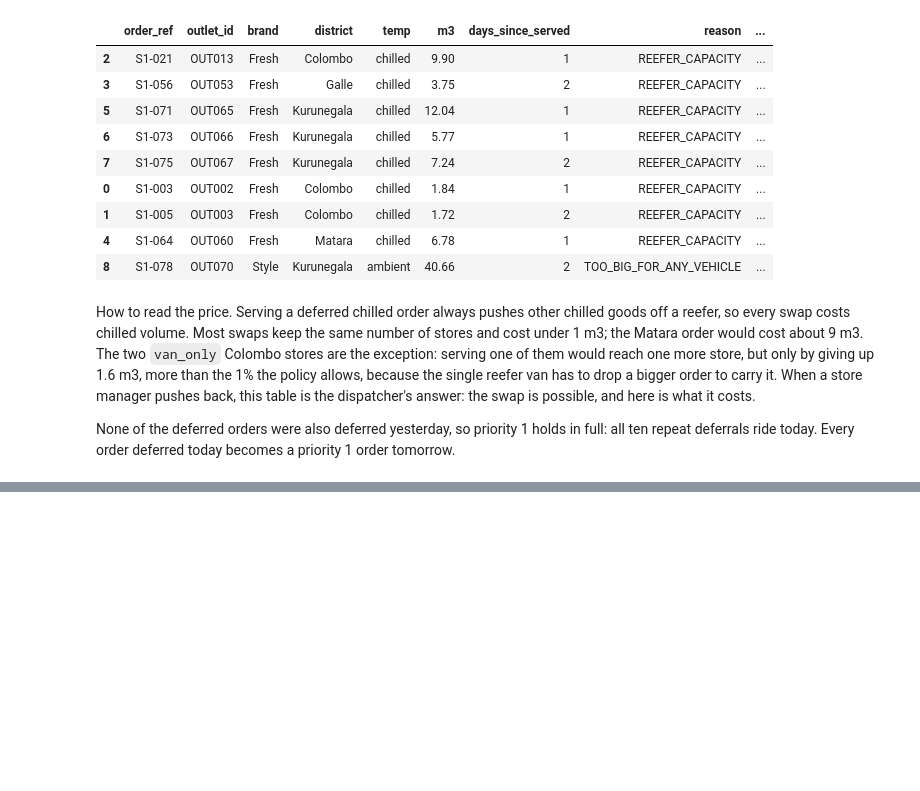
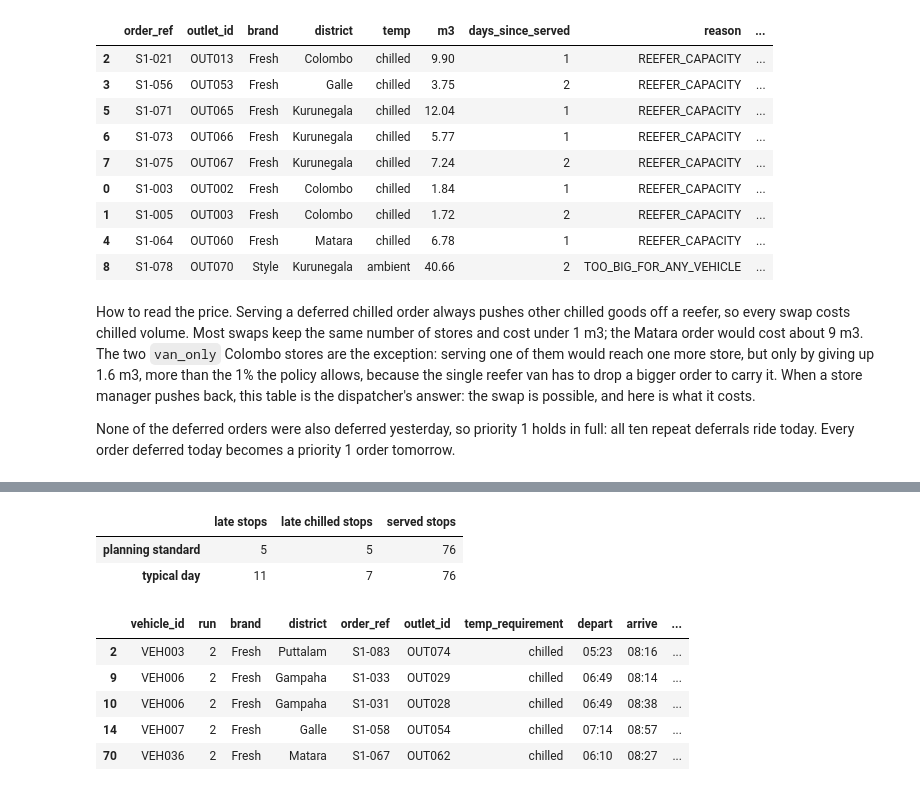
Before and after one commit to sameera-ekanayaka/Xora_Datathon, a Jupyter notebook: notebooks/07_task2b_peak_day_allocation.ipynb, the cells around one changed output, grey strips where cells are left out. Drawn from its saved outputs; the diff is of its cells as text; code cells hidden in the pictures; blank space fills up the shorter version.

```diff
--- a/notebooks/07_task2b_peak_day_allocation.ipynb
+++ b/notebooks/07_task2b_peak_day_allocation.ipynb
@@ -299,0 +311,32 @@ None of the deferred orders were also deferred yesterday, so priority 1 holds in
+# %%
+history = load_processed("stops")
+history = history[history.service_min.notna()].merge(load_processed("service_allowance"), on=["brand", "dock_type"])
+travel_ratio = (history.actual_travel_duration_min / history.planned_travel_duration_min.clip(lower=1)
+                ).groupby([history.brand, history.district]).median().to_dict()
+service_ratio = (history.service_min / history.service_allowance_min).groupby([history.brand, history.dock_type]).median().to_dict()
+first_legs = history[history.seq == 0]
+depart_delay = float((first_legs.actual_depart_time_min - first_legs.planned_depart_time_min).median())
+
+tl_standard = al.timeline(plan, prob)
+tl_typical = al.timeline(plan, prob, travel_ratio=travel_ratio, service_ratio=service_ratio, depart_delay=depart_delay)
+pd.DataFrame({
+    "late stops": [tl_standard.late.sum(), tl_typical.late.sum()],
+    "late chilled stops": [(tl_standard.late & (tl_standard.temp_requirement == "chilled")).sum(),
+                           (tl_typical.late & (tl_typical.temp_requirement == "chilled")).sum()],
+    "served stops": [len(tl_standard), len(tl_typical)],
+}, index=["planning standard", "typical day"])
+# %% [output]
+|  | late stops | late chilled stops | served stops |
+| planning standard | 5 | 5 | 76 |
+| typical day | 11 | 7 | 76 |
+# %%
+cols = ["vehicle_id", "run", "brand", "district", "order_ref", "outlet_id", "temp_requirement",
+        "depart", "arrive", "window_open_time", "window_close_time", "late_by_min"]
+tl_standard.loc[tl_standard.late, cols].round(0)
+# %% [output]
+|  | vehicle_id | run | brand | district | order_ref | outlet_id | temp_requirement | depart | arrive | ... |
+| 2 | VEH003 | 2 | Fresh | Puttalam | S1-083 | OUT074 | chilled | 05:23 | 08:16 | ... |
+| 9 | VEH006 | 2 | Fresh | Gampaha | S1-033 | OUT029 | chilled | 06:49 | 08:14 | ... |
+| 10 | VEH006 | 2 | Fresh | Gampaha | S1-031 | OUT028 | chilled | 06:49 | 08:38 | ... |
+| 14 | VEH007 | 2 | Fresh | Galle | S1-058 | OUT054 | chilled | 07:14 | 08:57 | ... |
+| 70 | VEH036 | 2 | Fresh | Matara | S1-067 | OUT062 | chilled | 06:10 | 08:27 | ... |
```
Also changed, not shown: parts of 3 cells of this notebook.
